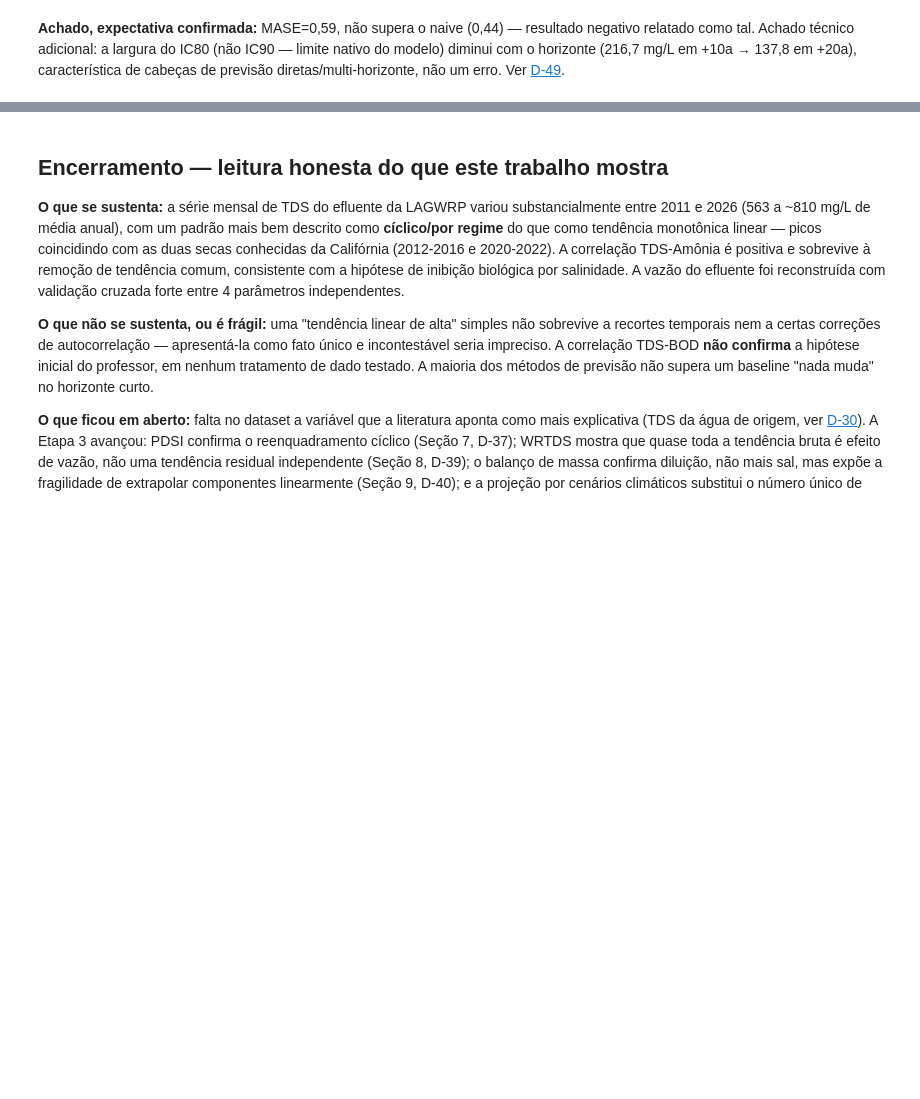
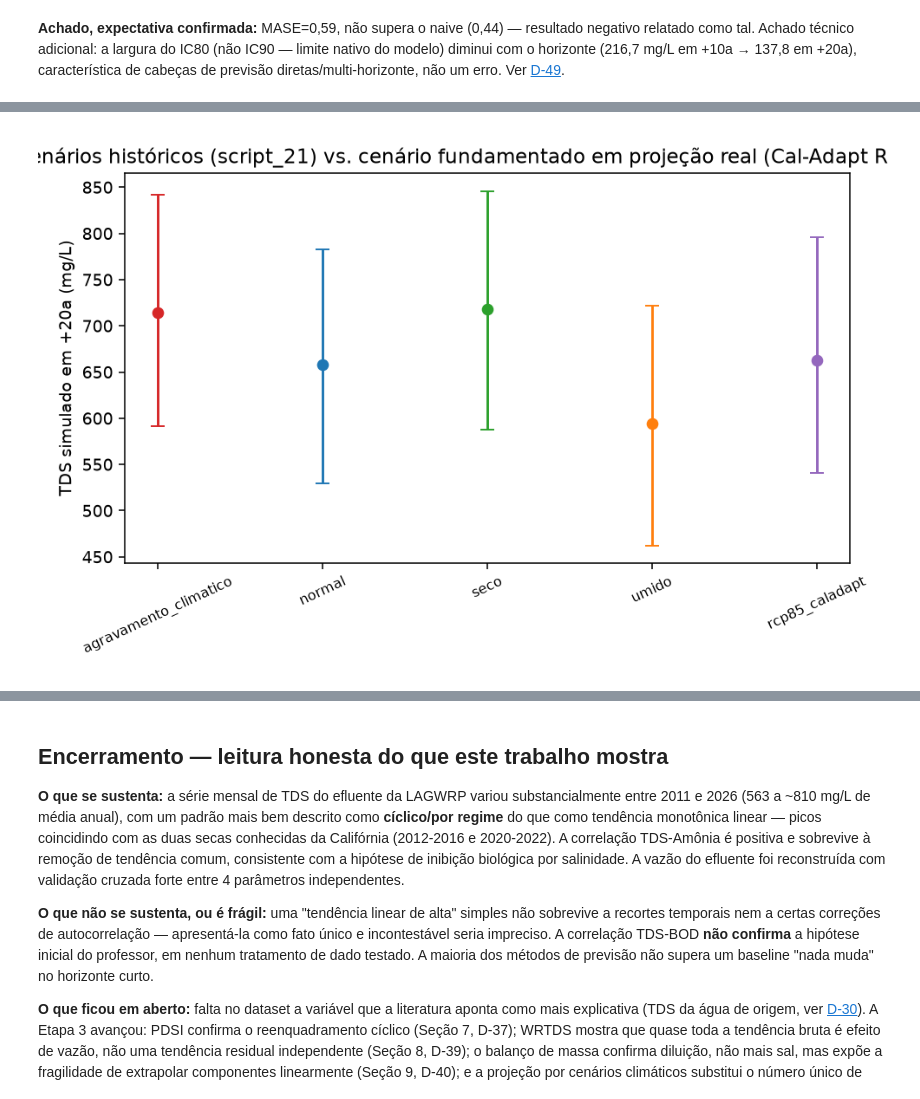
Before and after one commit to igorfnogueira/projeto-aplicado, a Jupyter notebook: notebook.ipynb, the cells around one changed output, grey strips where cells are left out. Drawn from its saved outputs; the diff is of its cells as text; code cells hidden in the pictures; blank space fills up the shorter version.

```diff
--- a/notebook.ipynb
+++ b/notebook.ipynb
@@ -963,0 +979,4 @@ resultados_comparacao[resultados_comparacao['metodo'].isin(['chronos_bolt_zero_s
+# %%
+display(Image(filename='Artigo/images/cenario-caladapt-rcp85.png'))
+# %% [output]
+[figure, added]
```
Also changed, not shown: parts of 3 cells of this notebook, 15 other files.
